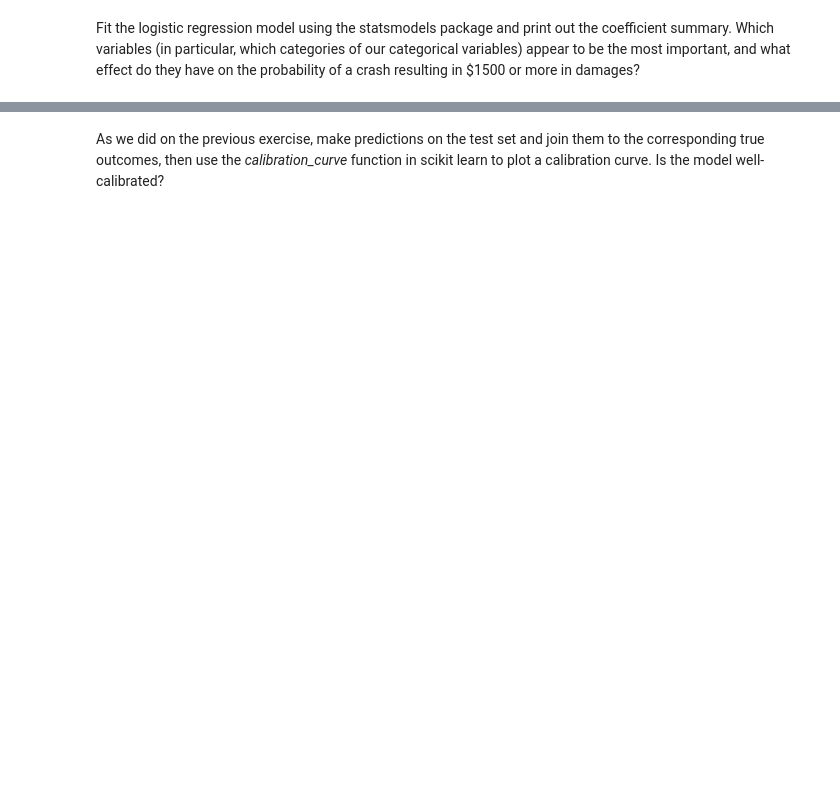
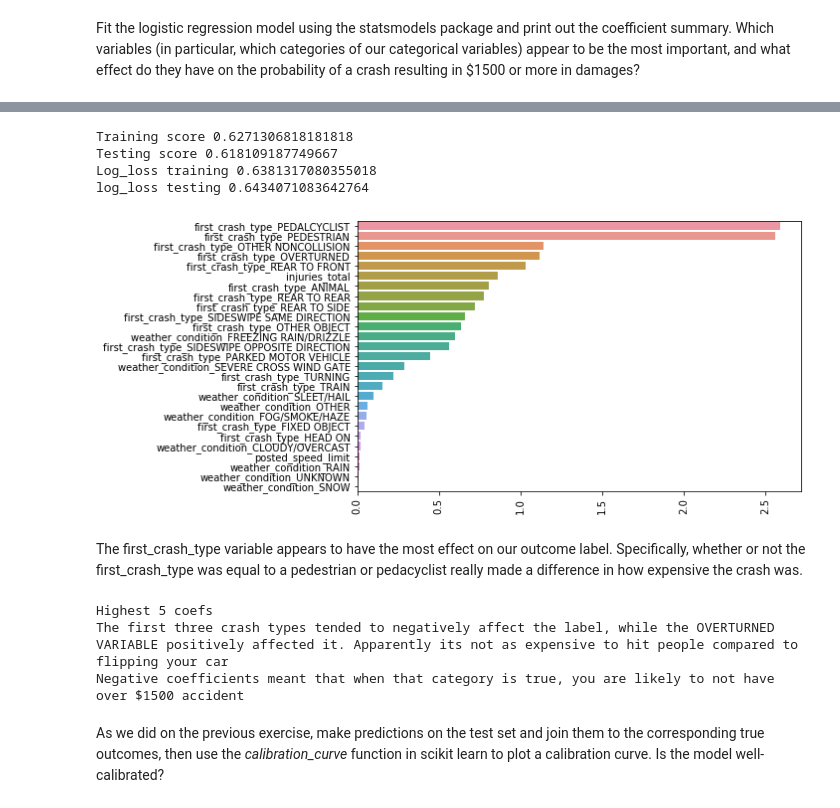
Before and after one commit to thinkful-dsi-cassowary/dsi3_student_pair_work, a Jupyter notebook: Coby/24_02_Day 24 Lecture 2 Assignment.ipynb, the cells around one changed output, grey strips where cells are left out. Saved outputs shown, nothing was run; the diff lists cells and outputs as text; code cells hidden in the pictures; blank space fills up the shorter version.

```diff
--- a/Coby/24_02_Day 24 Lecture 2 Assignment.ipynb
+++ b/Coby/24_02_Day 24 Lecture 2 Assignment.ipynb
@@ -41,0 +37,4 @@ First, create a binary response column by modifying the "DAMAGE" column. Conside
+# %%
+# Replace the column with a binary indicator for over 15000
+crash_data.damage = np.where(crash_data.damage == 'OVER $1,500', 1, 0)
+crash_data
@@ -56,0 +245,10 @@ POSTED_SPEED_LIMIT, WEATHER_CONDITION, INJURIES_TOTAL, FIRST_CRASH_TYPE
+# %%
+# Finally, we'll identify our target label and create X and y groups
+target = 'damage'
+
+X = feature_df
+y = keep_df[target]
+
+print('target:\n', target)
+print('\n\nfeatures:')
+X.columns
@@ -60,0 +278,10 @@ Split the data into train and test, with 80% training and 20% testing. By defaul
+# %%
+# answer goes here
+from sklearn.model_selection import train_test_split
+
+# Create Training and Testing sets
+X_train, X_test, y_train, y_test = train_test_split(X, y, test_size=.2)
+
+# Add an intercept column to the training data
+# X_train['intercept'] = np.ones(len(X_train))
+X_train
@@ -65,2 +361,44 @@ Fit the logistic regression model using the statsmodels package and print out th
+# %%
+# We are going to use 10 for the C value
+# Final run of model with desired parameters
+c=10
+logit = LogisticRegression(C=c, penalty='l2', solver='liblinear')
+
+logit.fit(X_train, y_train)
+train_probs = logit.predict_proba(X_train)
+test_probs = logit.predict_proba(X_test)
+
+print('Training score', logit.score(X_train, y_train))
+print('Testing score', logit.score(X_test, y_test))
+print('Log_loss training', log_loss(y_train, train_probs))
+print('log_loss testing', log_loss(y_test, test_probs))
+# %% [output]
+Training score 0.6271306818181818
+Testing score 0.618109187749667
+Log_loss training 0.6381317080355018
+log_loss testing 0.6434071083642764
+# %%
+coefs = pd.Series(logit.coef_[0], index=X_train.columns)
+
+plt.figure(figsize=(8,5))
+sns.barplot(x=np.abs(coefs).sort_values(ascending=False), y=np.abs(coefs).sort_values(ascending=False).index)
+plt.xticks(rotation=90)
+plt.show()
+# %% [output]
+[figure, added]
+# %% [markdown]
+The first_crash_type variable appears to have the most effect on our outcome label. Specifically, whether or not the first_crash_type was equal to a pedestrian or pedacyclist really made a difference in how expensive the crash was.
+# %%
+# Determine how much of an effect the first two variables had:
+
+sorted_coefs = np.abs(coefs).sort_values(ascending=False)
+print('Highest 5 coefs')
+coefs.loc[sorted_coefs.head().index]
+print('The first three crash types tended to negatively affect the label, while the OVERTURNED VARIABLE positively affected it. Apparently its not as expensive to hit people compared to flipping your car')
+print('Negative coefficients meant that when that category is true, you are likely to not have over $1500 accident')
+# %% [output]
+Highest 5 coefs
+The first three crash types tended to negatively affect the label, while the OVERTURNED VARIABLE positively affected it. Apparently its not as expensive to hit people compared to flipping your car
+Negative coefficients meant that when that category is true, you are likely to not have over $1500 accident
 # %% [markdown]
 As we did on the previous exercise, make predictions on the test set and join them to the corresponding true outcomes, then use the *calibration_curve* function in scikit learn to plot a calibration curve. Is the model well-calibrated?
```
Also changed, not shown: parts of 26 cells of this notebook.
